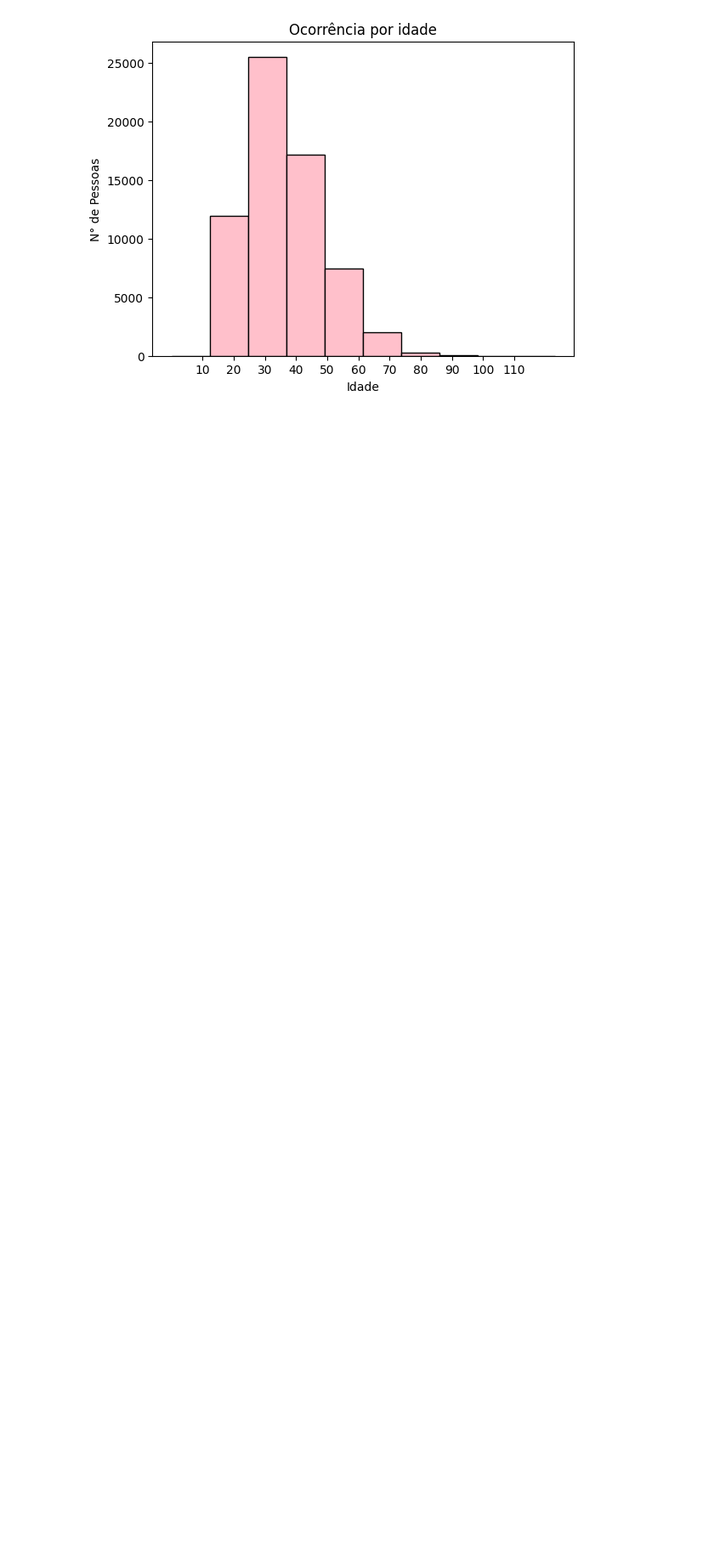
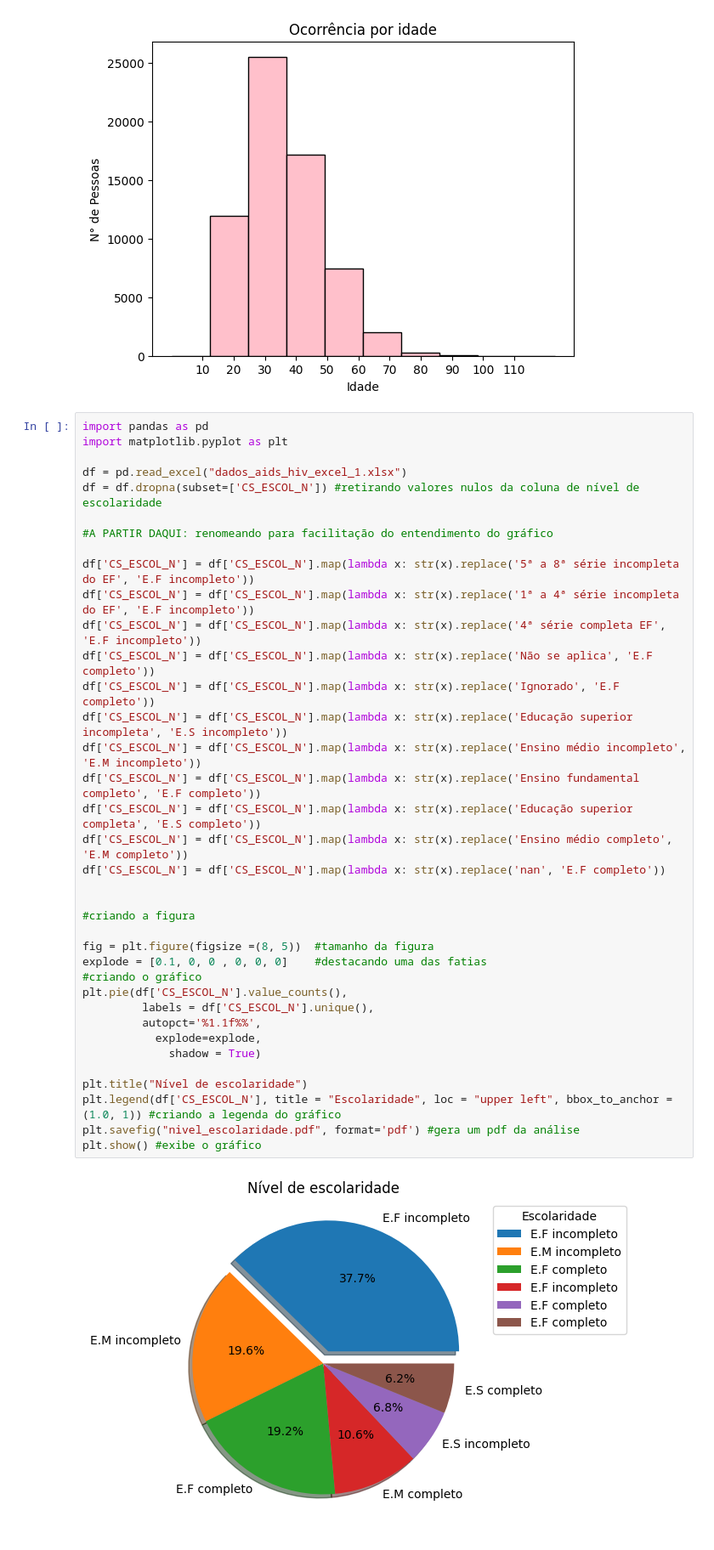
Before and after one commit to Allan270692/projeto, a Jupyter notebook: lol.ipynb, the cells around one changed output. Shown: that part at 85% size. Drawn from its saved outputs; the diff is of its cells as text; blank space fills up the shorter version.

```diff
--- a/lol.ipynb
+++ b/lol.ipynb
@@ -16,3 +16,42 @@ plt.savefig("distribuicao_idades.pdf", format='pdf') #gera um pdf da análise
 plt.show() #exibe o gráfico
 # %% [output]
 [figure]
+# %%
+import pandas as pd
+import matplotlib.pyplot as plt
+
+df = pd.read_excel("dados_aids_hiv_excel_1.xlsx")
+df = df.dropna(subset=['CS_ESCOL_N']) #retirando valores nulos da coluna de nível de escolaridade
+
+#A PARTIR DAQUI: renomeando para facilitação do entendimento do gráfico
+
+df['CS_ESCOL_N'] = df['CS_ESCOL_N'].map(lambda x: str(x).replace('5ª a 8ª série incompleta do EF', 'E.F incompleto'))
+df['CS_ESCOL_N'] = df['CS_ESCOL_N'].map(lambda x: str(x).replace('1ª a 4ª série incompleta do EF', 'E.F incompleto'))
+df['CS_ESCOL_N'] = df['CS_ESCOL_N'].map(lambda x: str(x).replace('4ª série completa EF', 'E.F incompleto'))
+df['CS_ESCOL_N'] = df['CS_ESCOL_N'].map(lambda x: str(x).replace('Não se aplica', 'E.F completo'))
+df['CS_ESCOL_N'] = df['CS_ESCOL_N'].map(lambda x: str(x).replace('Ignorado', 'E.F completo'))
+df['CS_ESCOL_N'] = df['CS_ESCOL_N'].map(lambda x: str(x).replace('Educação superior incompleta', 'E.S incompleto'))
+df['CS_ESCOL_N'] = df['CS_ESCOL_N'].map(lambda x: str(x).replace('Ensino médio incompleto', 'E.M incompleto'))
+df['CS_ESCOL_N'] = df['CS_ESCOL_N'].map(lambda x: str(x).replace('Ensino fundamental completo', 'E.F completo'))
+df['CS_ESCOL_N'] = df['CS_ESCOL_N'].map(lambda x: str(x).replace('Educação superior completa', 'E.S completo'))
+df['CS_ESCOL_N'] = df['CS_ESCOL_N'].map(lambda x: str(x).replace('Ensino médio completo', 'E.M completo'))
+df['CS_ESCOL_N'] = df['CS_ESCOL_N'].map(lambda x: str(x).replace('nan', 'E.F completo'))
+
+
+#criando a figura
+
+fig = plt.figure(figsize =(8, 5))  #tamanho da figura
+explode = [0.1, 0, 0 , 0, 0, 0]    #destacando uma das fatias
+#criando o gráfico
+plt.pie(df['CS_ESCOL_N'].value_counts(),
+         labels = df['CS_ESCOL_N'].unique(),
+         autopct='%1.1f%%',
+           explode=explode,
+             shadow = True)
+
+plt.title("Nível de escolaridade")
+plt.legend(df['CS_ESCOL_N'], title = "Escolaridade", loc = "upper left", bbox_to_anchor =(1.0, 1)) #criando a legenda do gráfico
+plt.savefig("nivel_escolaridade.pdf", format='pdf') #gera um pdf da análise
+plt.show() #exibe o gráfico
+# %% [output]
+[figure, added]
```
Also changed, not shown: 5 other files.
